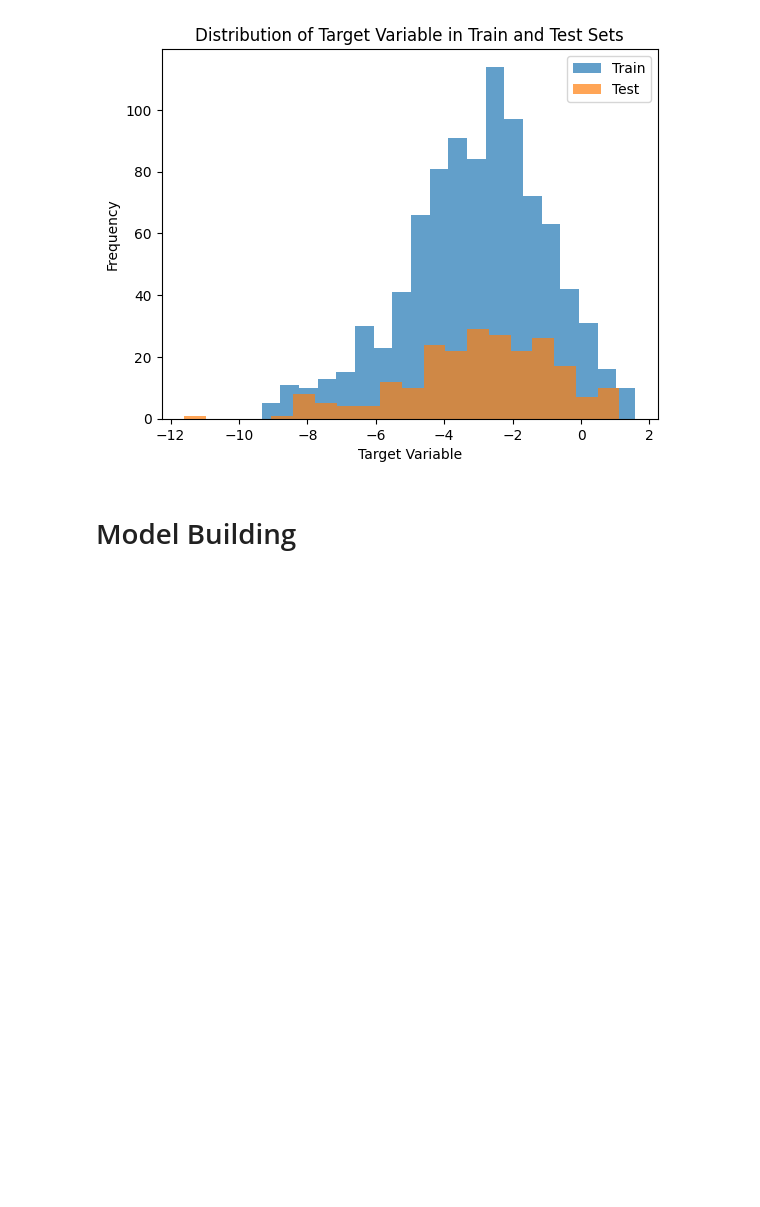
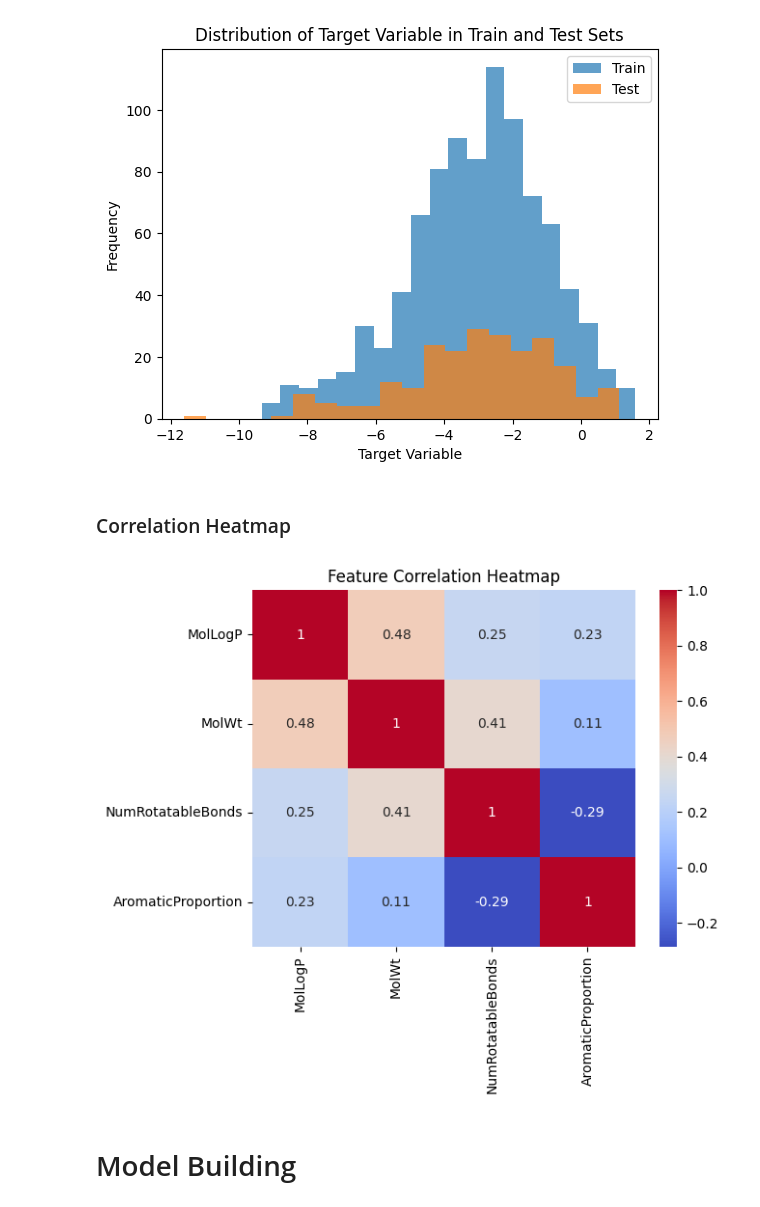
Before and after one commit to Jintophilip-ctl/AILearning, a Jupyter notebook: FIRST_AI.ipynb, the cells around one changed output. Cells and saved outputs as stored; diff of their text form; code cells hidden in the pictures; blank space fills up the shorter version.

```diff
--- a/FIRST_AI.ipynb
+++ b/FIRST_AI.ipynb
@@ -168,6 +168,23 @@ plt.legend()
 plt.show()
 # %% [output]
 [figure]
+# %% [markdown]
+### Correlation Heatmap
+# %%
+import numpy as np
+
+# Combine X_train into a DataFrame
+data = pd.DataFrame(X_train, columns=['MolLogP', 'MolWt', 'NumRotatableBonds', 'AromaticProportion'])
+
+# Compute correlation matrix
+corr_matrix = data.corr()
+
+# Plot the heatmap
+sns.heatmap(corr_matrix, annot=True, cmap='coolwarm')
+plt.title('Feature Correlation Heatmap')
+plt.show()
+# %% [output]
+[figure, added]
 # %% [markdown]
 # Model Building
 # %% [markdown]
```
